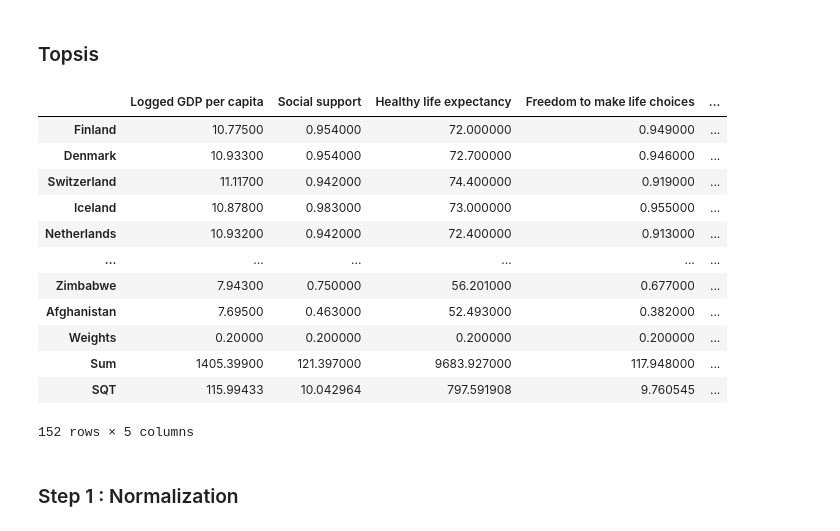
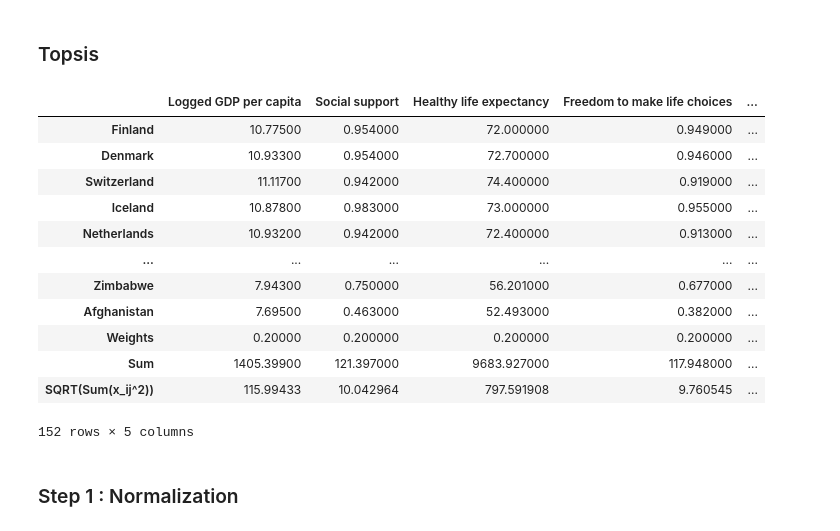
Before and after one commit to belkisbaccar/Decision-Support-System, a Jupyter notebook: MCDM.ipynb, the cells around one changed output. Saved outputs shown, nothing was run; the diff lists cells and outputs as text; code cells hidden in the pictures.

```diff
--- a/MCDM.ipynb
+++ b/MCDM.ipynb
@@ -72,6 +79,6 @@ df
 # %%
 Sum = df.sum(axis = 0)
 Sum = Sum.rename("Sum")
-df = df.append(Sum,ignore_index=False)
-df
+df0 = df.append(Sum,ignore_index=False)
+df0
 # %% [output]
@@ -392,36 +397,36 @@ df10
 # %%
 df11= df.copy()
 # nb criteria
 n = df11.shape[1]
 #nb alternatives
 m = df11.shape[0]
 #Add weigths
 criteria = len(df11.columns)
 Weight = 1/criteria
 Weigths = []
 for i in range(len(df11.columns)):
      Weigths.append(Weight)
 W = pd.Series(Weigths, index = df11.columns)
 W = W.rename("Weights")
-Sum = df11.sum(axis = 0)
+Sum = df.sum(axis = 0)
 Sum = Sum.rename("Sum")
-SQT = np.sqrt((df11*df11).sum(axis=0))
-SQT = SQT.rename("SQT")
+SQT = np.sqrt((np.power(df, 2)).sum(axis=0))
+SQT = SQT.rename("SQRT(Sum(x_ij^2))")
 df11 = df11.append([W,Sum,SQT], ignore_index=False)
 df11
 # %% [output]
 |  | Logged GDP per capita | Social support | Healthy life expectancy | Freedom to make life choices | ... |
 | Finland | 10.77500 | 0.954000 | 72.000000 | 0.949000 | ... |
 | Denmark | 10.93300 | 0.954000 | 72.700000 | 0.946000 | ... |
 | Switzerland | 11.11700 | 0.942000 | 74.400000 | 0.919000 | ... |
 | Iceland | 10.87800 | 0.983000 | 73.000000 | 0.955000 | ... |
 | Netherlands | 10.93200 | 0.942000 | 72.400000 | 0.913000 | ... |
 | ... | ... | ... | ... | ... | ... |
 | Zimbabwe | 7.94300 | 0.750000 | 56.201000 | 0.677000 | ... |
 | Afghanistan | 7.69500 | 0.463000 | 52.493000 | 0.382000 | ... |
 | Weights | 0.20000 | 0.200000 | 0.200000 | 0.200000 | ... |
 | Sum | 1405.39900 | 121.397000 | 9683.927000 | 117.948000 | ... |
-| SQT | 115.99433 | 10.042964 | 797.591908 | 9.760545 | ... |
+| SQRT(Sum(x_ij^2)) | 115.99433 | 10.042964 | 797.591908 | 9.760545 | ... |
 152 rows × 5 columns
 # %% [markdown]
 ### Step 1 : Normalization
```
Also changed, not shown: parts of 27 cells of this notebook.
